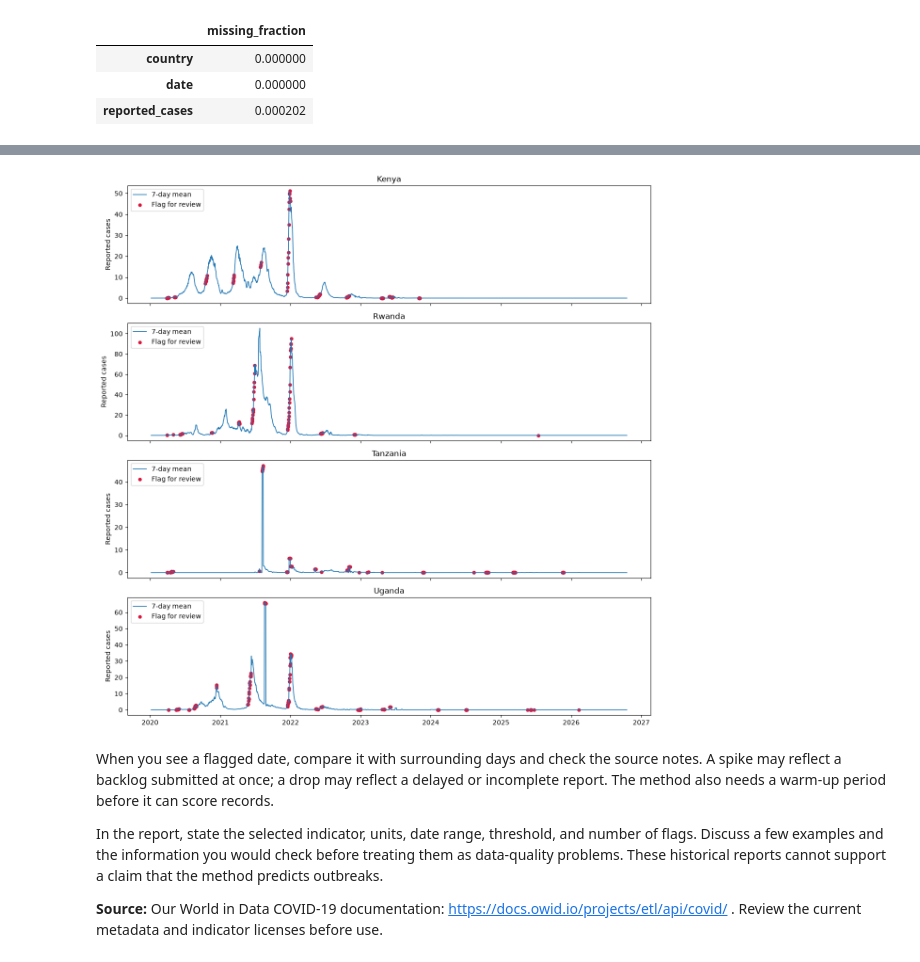
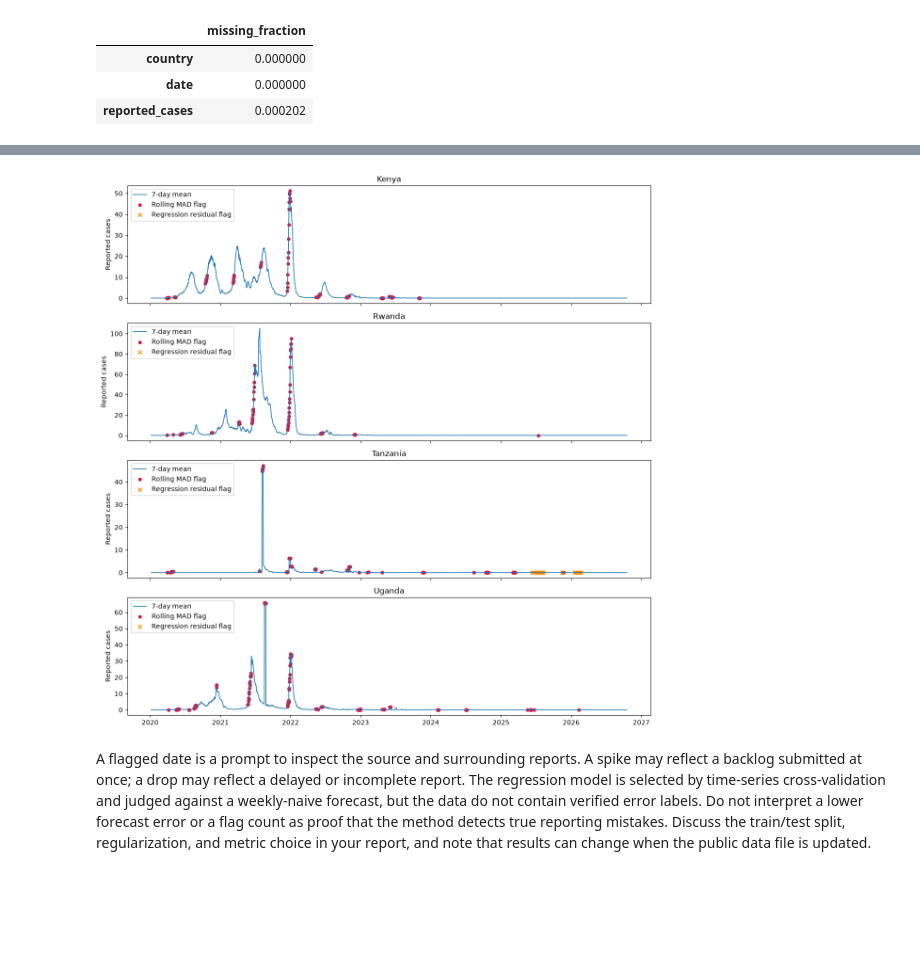
Before and after one commit to jeff580/msc7103-health-data-anomaly-detection, a Jupyter notebook: 02_dynamic_owid.ipynb, the cells around one changed output, grey strips where cells are left out. Drawn from its saved outputs; the diff is of its cells as text; code cells hidden in the pictures; blank space fills up the shorter version.

```diff
--- a/02_dynamic_owid.ipynb
+++ b/02_dynamic_owid.ipynb
@@ -122,21 +256,21 @@ display(scored.loc[scored.flag_for_review, ["country", "date", "reported_cases",
 # %%
 countries_in_data = scored["country"].unique()
 fig, axes = plt.subplots(len(countries_in_data), 1, figsize=(12, 3 * len(countries_in_data)), sharex=True)
 for ax, country in zip(np.atleast_1d(axes), countries_in_data):
     group = scored[scored.country == country]
     ax.plot(group.date, group.cases_7day, linewidth=1.2, label="7-day mean")
-    flags = group[group.flag_for_review]
-    ax.scatter(flags.date, flags.cases_7day, color="crimson", s=20, label="Flag for review")
+    mad_flags = group[group.flag_for_review]
+    ax.scatter(mad_flags.date, mad_flags.cases_7day, color="crimson", s=20,
+               label="Rolling MAD flag")
+    regression_flags = group[group.regression_flag]
+    ax.scatter(regression_flags.date, regression_flags.cases_7day, color="darkorange",
+               marker="x", s=35, label="Regression residual flag")
     ax.set_title(country)
     ax.set_ylabel("Reported cases")
     ax.legend(loc="upper left")
 plt.tight_layout()
 plt.show()
 # %% [output]
-[figure, old version]
+[figure, new version]
 # %% [markdown]
-When you see a flagged date, compare it with surrounding days and check the source notes. A spike may reflect a backlog submitted at once; a drop may reflect a delayed or incomplete report. The method also needs a warm-up period before it can score records.
-
-In the report, state the selected indicator, units, date range, threshold, and number of flags. Discuss a few examples and the information you would check before treating them as data-quality problems. These historical reports cannot support a claim that the method predicts outbreaks.
-
-**Source:** Our World in Data COVID-19 documentation: https://docs.owid.io/projects/etl/api/covid/ . Review the current metadata and indicator licenses before use.
+A flagged date is a prompt to inspect the source and surrounding reports. A spike may reflect a backlog submitted at once; a drop may reflect a delayed or incomplete report. The regression model is selected by time-series cross-validation and judged against a weekly-naive forecast, but the data do not contain verified error labels. Do not interpret a lower forecast error or a flag count as proof that the method detects true reporting mistakes. Discuss the train/test split, regularization, and metric choice in your report, and note that results can change when the public data file is updated.
```
Also changed, not shown: parts of 5 cells of this notebook, 4 other files.
